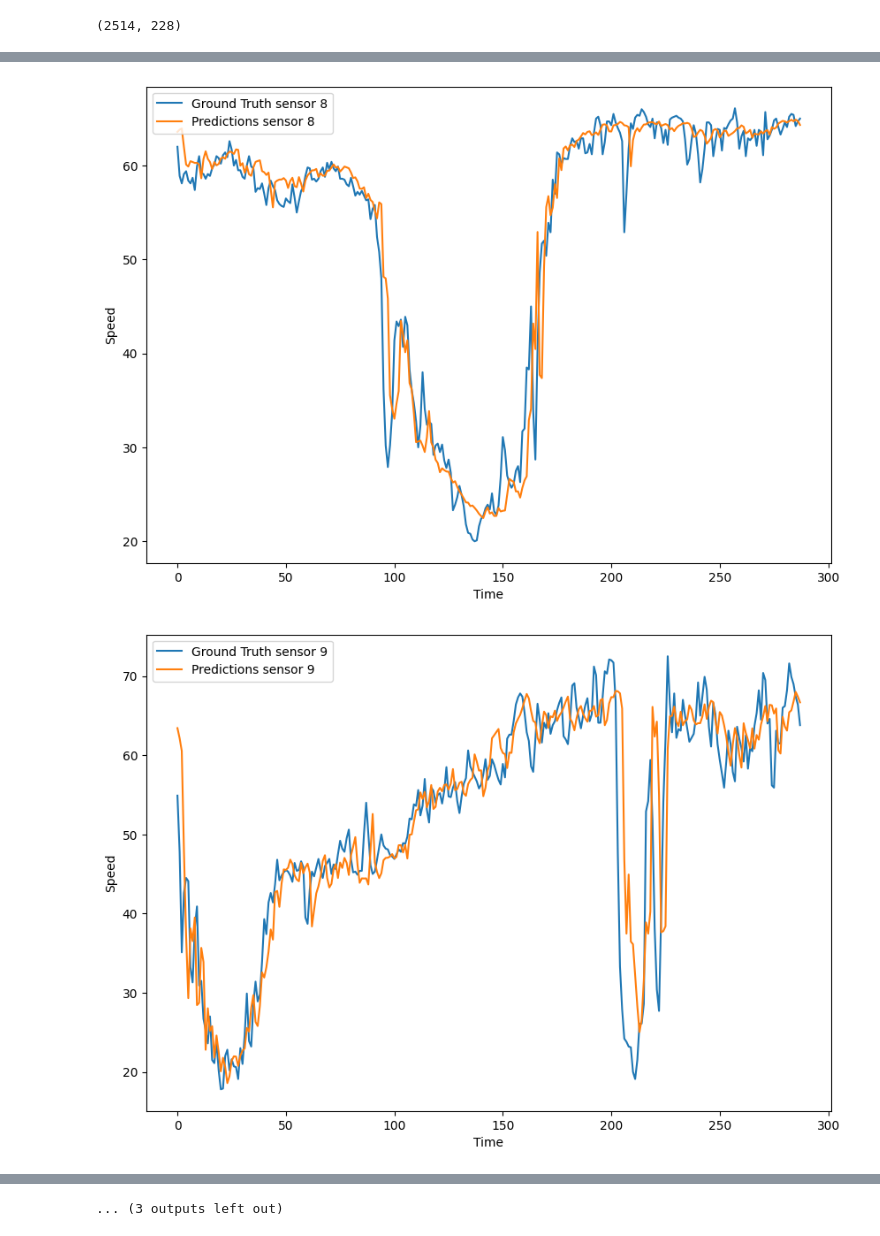
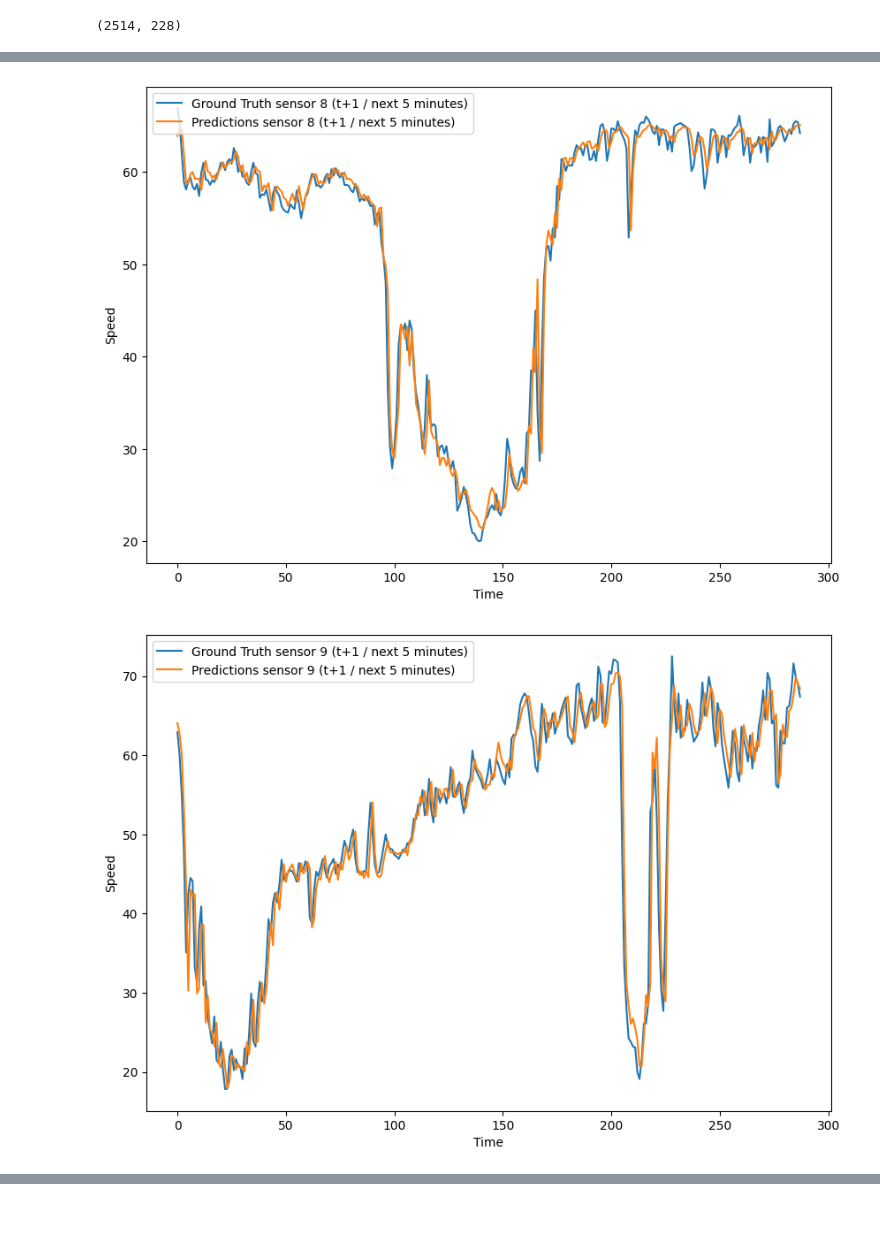
Before and after one commit to lintang-b-s/navigatorx-STGCN, a Jupyter notebook: navigatorx-stgcn.ipynb, the cells around one changed output, grey strips where cells are left out. Saved outputs shown, nothing was run; the diff lists cells and outputs as text; code cells hidden in the pictures.

```diff
--- a/navigatorx-stgcn.ipynb
+++ b/navigatorx-stgcn.ipynb
@@ -193,3 +203,6 @@ all_ys = all_ys.cpu().numpy()
+# %%
+all_ys_next_5_minutes = all_ys_next_5_minutes.cpu().numpy()
+all_ys_next_15_minutes = all_ys_next_15_minutes.cpu().numpy()
 # %%
 def inverse_transform(x, std, mean):
     return x * std + mean
@@ -214,0 +228,13 @@ plt.show()
+# %%
+for sensor_idx in range(1,10):
+
+    test_pred_H_sensor_idx = inverse_transform(test_pred_H_next_15_minutes[:,sensor_idx], scaler.scale_[sensor_idx], scaler.mean_[sensor_idx])
+    all_ys_sensor_idx = inverse_transform(all_ys_next_15_minutes[:,sensor_idx], scaler.scale_[sensor_idx], scaler.mean_[sensor_idx])
+
+    plt.figure(figsize=(10,7))
+    plt.plot(range(len(all_ys_sensor_idx)), all_ys_sensor_idx, label=f'Ground Truth sensor {sensor_idx}  (t+3 / next 15 minutes)')
+    plt.plot(range(len(test_pred_H_sensor_idx)), test_pred_H_sensor_idx, label=f'Predictions sensor {sensor_idx}  (t+3 / next 15 minutes)')
+    plt.xlabel('Time')
+    plt.ylabel('Speed')
+    plt.legend(loc="upper left")
+    plt.show()
@@ -215,8 +254,8 @@ plt.show()
 # %%
-for sensor_idx in range(1,15):
+for sensor_idx in range(0,10):
 
-    test_pred_H_sensor_idx = inverse_transform(test_pred_H[:,sensor_idx], scaler.scale_[sensor_idx], scaler.mean_[sensor_idx])
-    all_ys_sensor_idx = inverse_transform(all_ys[:,sensor_idx], scaler.scale_[sensor_idx], scaler.mean_[sensor_idx])
+    test_pred_H_sensor_idx = inverse_transform(test_pred_H_next_15_minutes[:288,sensor_idx], scaler.scale_[sensor_idx], scaler.mean_[sensor_idx])
+    all_ys_sensor_idx = inverse_transform(all_ys_next_15_minutes[:288,sensor_idx], scaler.scale_[sensor_idx], scaler.mean_[sensor_idx])
 
     plt.figure(figsize=(10,7))
     plt.plot(range(len(all_ys_sensor_idx)), all_ys_sensor_idx, label=f'Ground Truth sensor {sensor_idx}')
@@ -246,12 +281,14 @@ for sensor_idx in range(1,15):
+# %%
+test_pred_array_next_5_minutes = test_pred_array[0, :, :]
 # %%
-for sensor_idx in range(0,15):
+for sensor_idx in range(0,10):
 
-    test_pred_H_sensor_idx = inverse_transform(test_pred_H[:288,sensor_idx], scaler.scale_[sensor_idx], scaler.mean_[sensor_idx])
-    all_ys_sensor_idx = inverse_transform(all_ys[:288,sensor_idx], scaler.scale_[sensor_idx], scaler.mean_[sensor_idx])
+    test_pred_H_sensor_idx = inverse_transform(test_pred_array_next_5_minutes[:288,sensor_idx], scaler.scale_[sensor_idx], scaler.mean_[sensor_idx])
+    all_ys_sensor_idx = inverse_transform(all_ys_next_5_minutes[:288,sensor_idx], scaler.scale_[sensor_idx], scaler.mean_[sensor_idx])
 
     plt.figure(figsize=(10,7))
-    plt.plot(range(len(all_ys_sensor_idx)), all_ys_sensor_idx, label=f'Ground Truth sensor {sensor_idx}')
-    plt.plot(range(len(test_pred_H_sensor_idx)), test_pred_H_sensor_idx, label=f'Predictions sensor {sensor_idx}')
+    plt.plot(range(len(all_ys_sensor_idx)), all_ys_sensor_idx, label=f'Ground Truth sensor {sensor_idx} (t+1 / next 5 minutes)')
+    plt.plot(range(len(test_pred_H_sensor_idx)), test_pred_H_sensor_idx, label=f'Predictions sensor {sensor_idx} (t+1 / next 5 minutes)')
     plt.xlabel('Time')
     plt.ylabel('Speed')
     plt.legend(loc="upper left")
@@ -268,2 +305,2 @@ for sensor_idx in range(0,15):
-[figure, old version]
+[figure, new version]
-[figure, old version]
+[figure, new version]
@@ -272 +306,0 @@ for sensor_idx in range(0,15):
-... (3 outputs left out)
```
Also changed, not shown: parts of 15 cells of this notebook.
